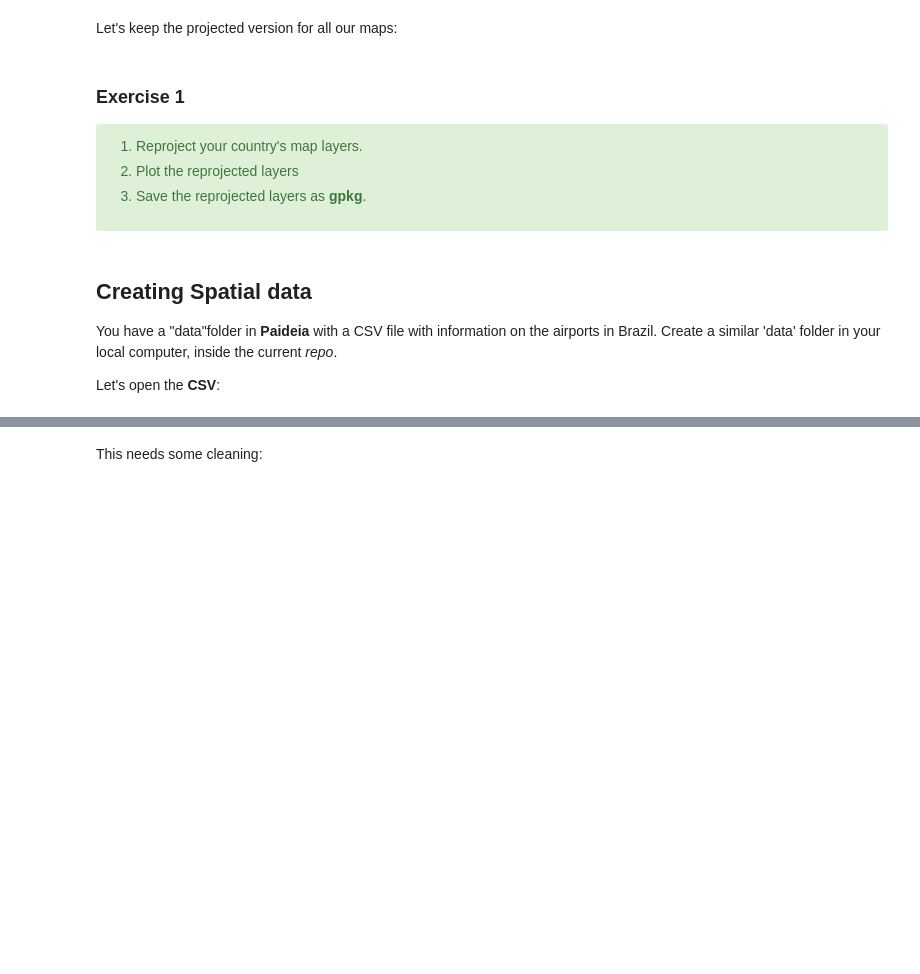
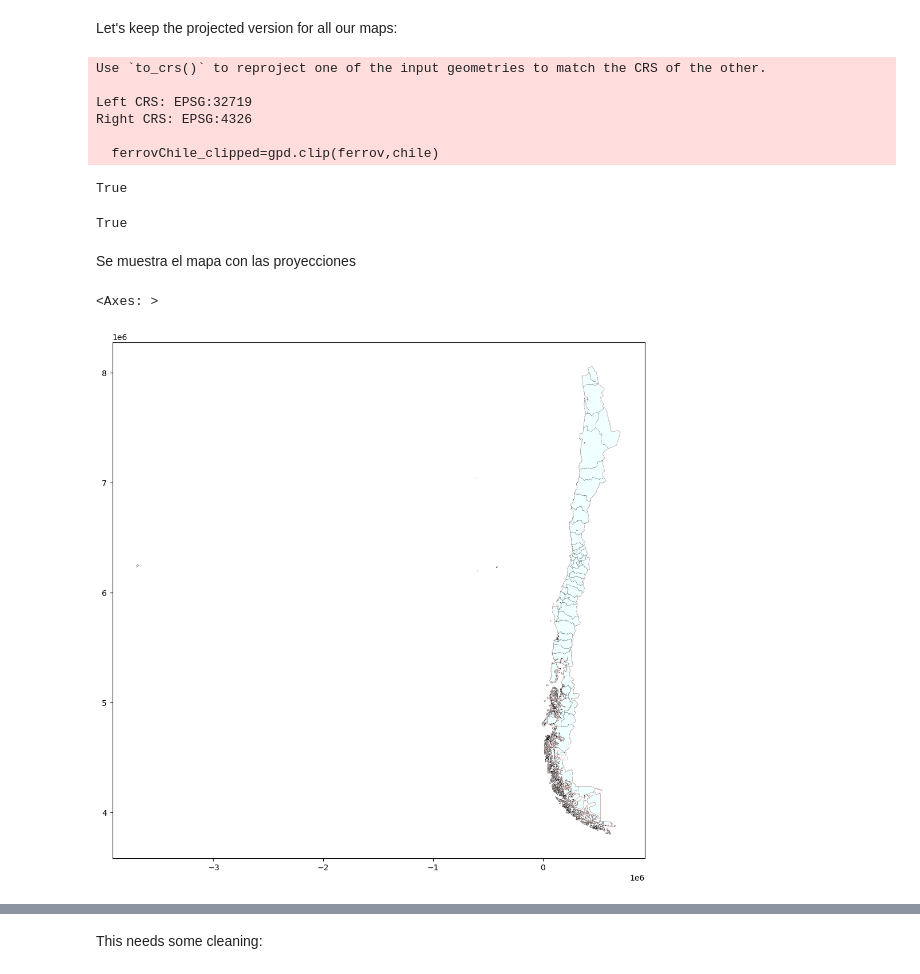
Before and after one commit to AdriMA3/introgeodf, a Jupyter notebook: index.ipynb, the cells around one changed output, grey strips where cells are left out. Cells and saved outputs as stored; diff of their text form; code cells hidden in the pictures; blank space fills up the shorter version.

```diff
--- a/index.ipynb
+++ b/index.ipynb
@@ -47,8 +5,7 @@ Updating files: 100% (57/57), done.
 # %%
-import os
-import geopandas as gpd
-ruta_shp = os.path.join("introgeodf", "maps", "World_Countries", "World_Countries.shp")
-countries= gpd.read_file(ruta_shp)
+import os, geopandas as gpd
+
+countries=gpd.read_file(os.path.join("maps","World_Countries","World_Countries.shp"))
 # %% [markdown]
 Let's use some familiar DF functions:
 # %%
@@ -111,11 +68,8 @@ countries.plot(facecolor="azure",#color of polygon fill
 # %% [markdown]
 Let's open the other maps:
 # %%
-
-ruta_shp1=os.path.join("introgeodf","maps","World_Hydrography","World_Hydrography.shp")
-ruta_shp2=os.path.join("introgeodf","maps","World_Cities","World_Cities.shp")
-rivers=gpd.read_file(ruta_shp1)
-cities=gpd.read_file(ruta_shp2)
+rivers=gpd.read_file(os.path.join("maps","World_Hydrography","World_Hydrography.shp"))
+cities=gpd.read_file(os.path.join("maps","World_Cities","World_Cities.shp"))
 # %%
 # what geo?
 rivers.geom_type.unique(), cities.geom_type.unique()
@@ -269,3 +216,49 @@ rivers_brazil_5641=riversBrazil_clipped.to_crs(brazil_5641.crs)
+# %%
+ferrov=gpd.read_file(os.path.join("maps","ferrovias","Red_ferroviaria.shp"))
+prov=gpd.read_file(os.path.join("maps","provincias","Provincias.shp"))
+# %%
+#se proyecta las ciudades , ríos , ferrovías y provincias de chile
+chile_5361=chile.to_crs(5361)
+cities_chile_5361=cities[cities.COUNTRY=='Chile'].to_crs(5361)
+#riversChile_clipped=gpd.clip(rivers,chile)
+#rivers_chile_5361=riversChile_clipped.to_crs(chile_5361.crs)
+ferrovChile_clipped=gpd.clip(ferrov,chile)
+ferrov_chile_5361=ferrovChile_clipped.to_crs(chile_5361.crs)
+prov_chile_5361=prov.to_crs(chile_5361.crs)
+# %% [output]
+Use `to_crs()` to reproject one of the input geometries to match the CRS of the other.
+
+Left CRS: EPSG:32719
+Right CRS: EPSG:4326
+
+  ferrovChile_clipped=gpd.clip(ferrov,chile)
+# %%
+prov_chile_5361.crs.is_projected
+# %% [output]
+True
+# %%
+ferrov_chile_5361.crs.is_projected
+# %% [output]
+True
+# %% [markdown]
+Se muestra el mapa con  las proyecciones
+# %%
+base =chile_5361.plot(facecolor="azure",
+                      edgecolor='red',
+                      linewidth=0.1,
+                      figsize=(12,12))
+prov_chile_5361.plot(facecolor="none", edgecolor='black', linewidth=0.1, figsize=(12,12), ax=base)
+                       # on top of..
+
+
+ferrov_chile_5361.plot(edgecolor='blue', linewidth=0.4,
+            ax=base)# on top of...
+
+cities_chile_5361.plot(marker='.', color='black', markersize=1,alpha=0.7,
+            ax=base) # on top of...
+# %% [output]
+<Axes: >
+[figure, added]
 # %%
 ## saving
 
@@ -278,16 +274 @@ rivers_brazil_5641.to_file(os.path.join("maps","brazilMaps_5641.gpkg"), layer='r
 #brazil_5641.centroid.to_file(os.path.join("maps","brazilMaps_5641.gpkg"), layer='centroid', driver="GPKG")
-# %% [markdown]
-### Exercise 1
-<div class="alert-success">
-
-1. Reproject your country's map layers.
-2. Plot the reprojected layers
-3. Save the reprojected layers as **gpkg**.
-
-</div>
-# %% [markdown]
-## Creating Spatial data
-
-You have a "data"folder in **Paideia** with a CSV file with information on the airports in Brazil. Create a similar 'data' folder in your local computer, inside the current _repo_.
-
-Let's open the **CSV**:
```
Also changed, not shown: parts of 189 cells of this notebook, 9 other files.
